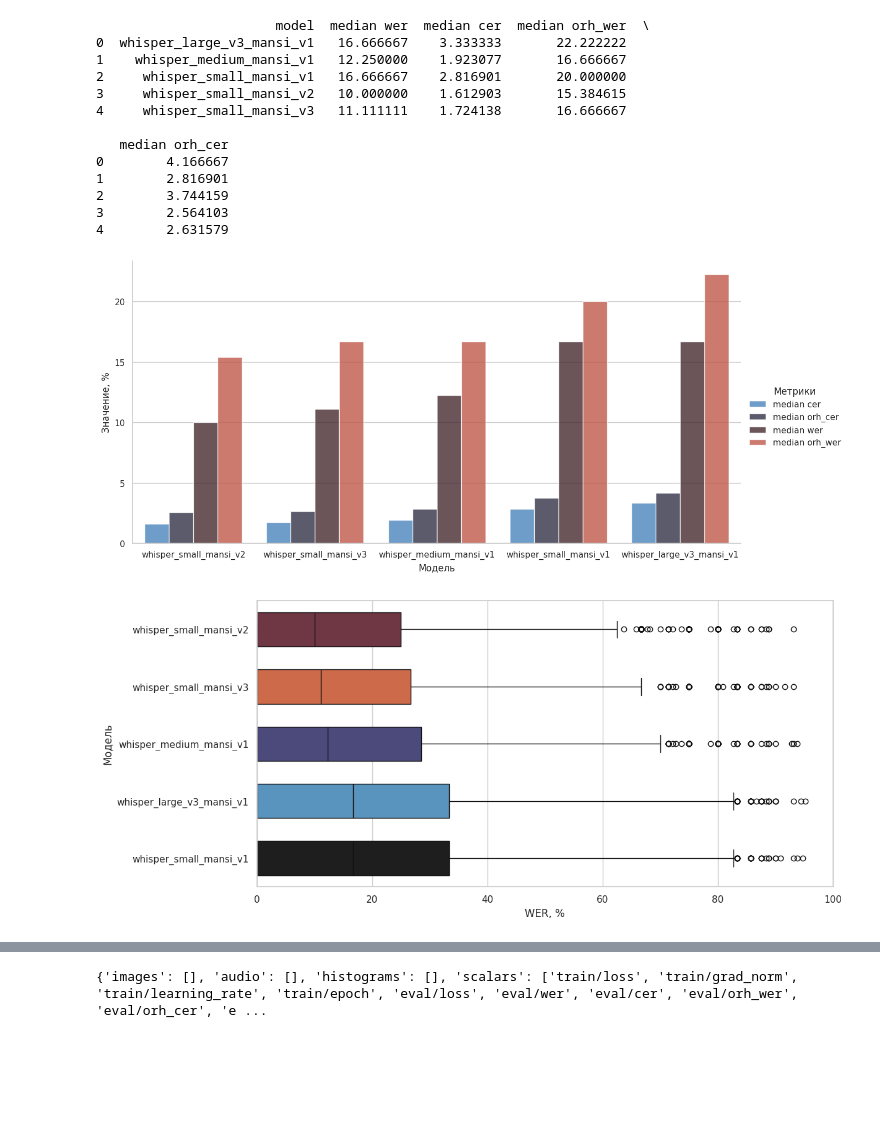
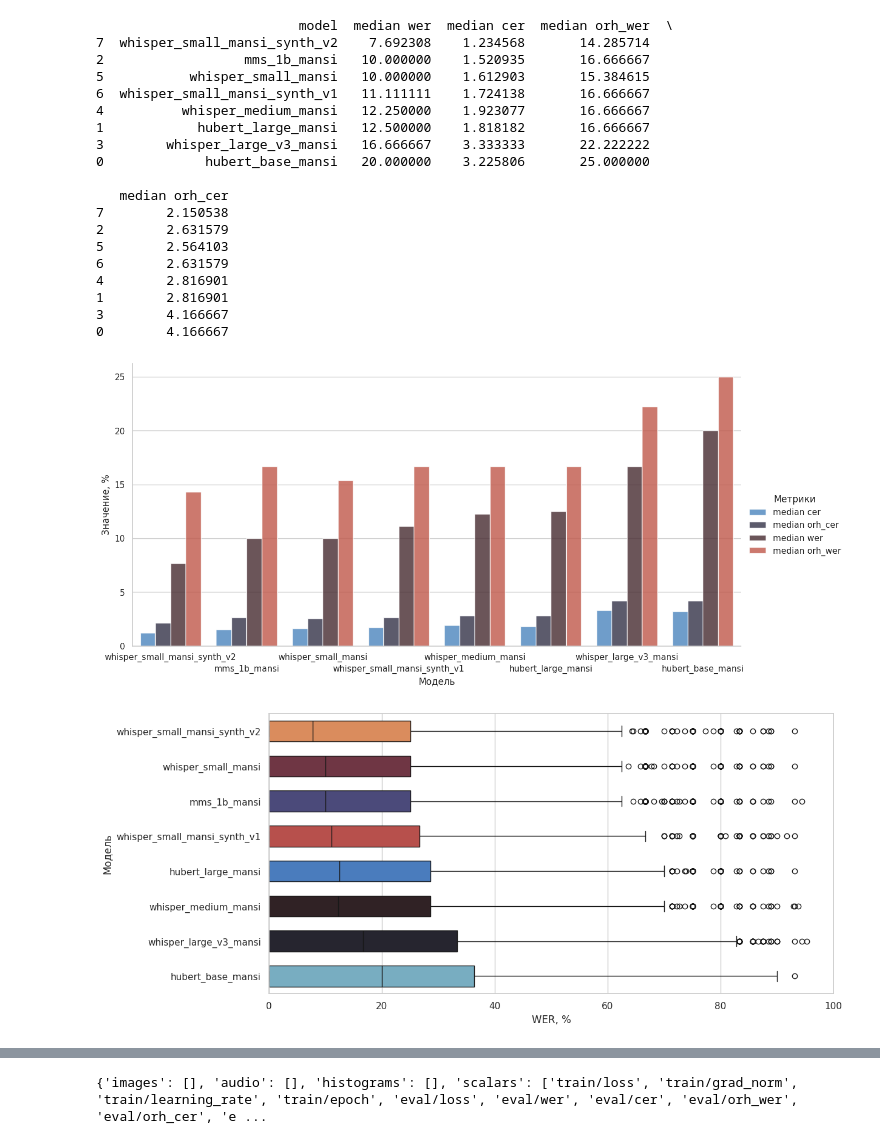
Before and after one commit to AMRPH/mansi-language-models, a Jupyter notebook: stt/analysis.ipynb, the cells around one changed output, grey strips where cells are left out. Saved outputs shown, nothing was run; the diff lists cells and outputs as text; code cells hidden in the pictures; blank space fills up the shorter version.

```diff
--- a/stt/analysis.ipynb
+++ b/stt/analysis.ipynb
@@ -68,10 +81,14 @@ predicts_whisper_small_mansi_v3_synth['model'] = 'whisper_small_mansi_v3'
 # %%
 orig_dataset = pd.concat([
-    predicts_whisper_large_v3_mansi_v1,
-    predicts_whisper_medium_mansi_v1,
-    predicts_whisper_small_mansi_v1,
+    predicts_hubert_base_mansi,
+    predicts_hubert_large_mansi,
+    predicts_mms_1b_mansi,
+    predicts_whisper_large_v3_mansi,
+    predicts_whisper_medium_mansi,
+    # predicts_whisper_small_mansi_v1,
     predicts_whisper_small_mansi_v2,
-    predicts_whisper_small_mansi_v3_synth
+    predicts_whisper_small_mansi_synth_v1,
+    predicts_whisper_small_mansi_synth_v2
     ], ignore_index=True)
 
 dataset = orig_dataset[orig_dataset['cer'] < 100]
@@ -79,8 +96,9 @@ dataset = dataset[dataset['wer'] < 100]
 # %%
 sns.set_theme(style="whitegrid")
 
-data = dataset.drop(columns=['whisper_out', 'label'])
+data = dataset.drop(columns=['model_out', 'label', ])
 data = data.groupby("model", as_index=False).mean()
+data = data.sort_values("wer", ascending=True)
 data = data.rename(columns={
     'wer': 'mean wer',
     'cer': 'mean cer',
@@ -95,8 +113,6 @@ data = data.melt(
     value_name="value"
 )
 
-data = data.sort_values("value", ascending=True)
-
 g = sns.catplot(
     data=data,
     kind="bar",
@@ -104,6 +120,7 @@ g = sns.catplot(
     y="value",
     hue="metrics",
     errorbar=None,
+    hue_order=["mean cer", "mean orh_cer", "mean wer", "mean orh_wer"],
     palette="icefire",
     alpha=.8,
     height=6,
@@ -112,6 +129,14 @@ g = sns.catplot(
 
 
 
+for i, label in enumerate(g.ax.get_xticklabels()):
+    if i % 2 == 0:
+        label.set_y(0)
+    else:
+        label.set_y(-0.04)
+
+
+
 g.set_axis_labels("Модель", "Значение, %")
 g.legend.set_title("Метрики")
 g.savefig("stt mean метрики.png", dpi=600, bbox_inches="tight")
@@ -126,6 +164,7 @@ g.savefig("stt mean метрики.png", dpi=600, bbox_inches="tight")
 # %%
-data = dataset.drop(columns=['whisper_out', 'label'])
+data = dataset.drop(columns=['model_out', 'label'])
 data = data.groupby("model", as_index=False).median()
+data = data.sort_values("wer", ascending=True)
 data = data.rename(columns={
     'wer': 'median wer',
     'cer': 'median cer',
@@ -134,50 +173,63 @@ data = data.rename(columns={
 })
 print(data)
 
 data = data.melt(
     id_vars=["model"],
     var_name="metrics",
     value_name="value"
 )
 
-data = data.sort_values("value", ascending=True)
-
 g = sns.catplot(
     data=data,
     kind="bar",
     x="model",
     y="value",
     hue="metrics",
     errorbar=None,
+    hue_order=["median cer", "median orh_cer", "median wer", "median orh_wer"],
     palette="icefire",
     alpha=.8,
     height=6,
     aspect=2
 )
 
 
+
+for i, label in enumerate(g.ax.get_xticklabels()):
+    if i % 2 == 0:
+        label.set_y(0)
+    else:
+        label.set_y(-0.04)
+
+
 g.set_axis_labels("Модель", "Значение, %")
 g.legend.set_title("Метрики")
 g.savefig("stt median метрики.png", dpi=600, bbox_inches="tight")
 # %% [output]
-                       model  median wer  median cer  median orh_wer  \
-0  whisper_large_v3_mansi_v1   16.666667    3.333333       22.222222
-1    whisper_medium_mansi_v1   12.250000    1.923077       16.666667
-2     whisper_small_mansi_v1   16.666667    2.816901       20.000000
-3     whisper_small_mansi_v2   10.000000    1.612903       15.384615
-4     whisper_small_mansi_v3   11.111111    1.724138       16.666667
+                          model  median wer  median cer  median orh_wer  \
+7  whisper_small_mansi_synth_v2    7.692308    1.234568       14.285714
+2                  mms_1b_mansi   10.000000    1.520935       16.666667
+5           whisper_small_mansi   10.000000    1.612903       15.384615
+6  whisper_small_mansi_synth_v1   11.111111    1.724138       16.666667
+4          whisper_medium_mansi   12.250000    1.923077       16.666667
+1            hubert_large_mansi   12.500000    1.818182       16.666667
+3        whisper_large_v3_mansi   16.666667    3.333333       22.222222
+0             hubert_base_mansi   20.000000    3.225806       25.000000
 
    median orh_cer
+7        2.150538
+2        2.631579
+5        2.564103
+6        2.631579
+4        2.816901
+1        2.816901
+3        4.166667
 0        4.166667
-1        2.816901
-2        3.744159
-3        2.564103
-4        2.631579
-[figure, old version]
+[figure, new version]
 # %%
 order = (
     dataset.groupby("model")["wer"]
-    .median()
+    .mean()
     .sort_values(ascending=True)
     .index
 )
@@ -199,9 +251,9 @@ ax.set_xlim(0, 100)
 ax.set(ylabel="Модель")
 ax.set(xlabel="WER, %")
 
-plt.savefig("stt mean распределение ошибок.png", dpi=600, bbox_inches="tight")
+plt.savefig("stt wer распределение ошибок.png", dpi=600, bbox_inches="tight")
 # %% [output]
-[figure, old version]
+[figure, new version]
 # %%
 f, ax = plt.subplots(figsize=(12, 6))
 
```
Also changed, not shown: parts of 10 cells of this notebook, 32 other files.
